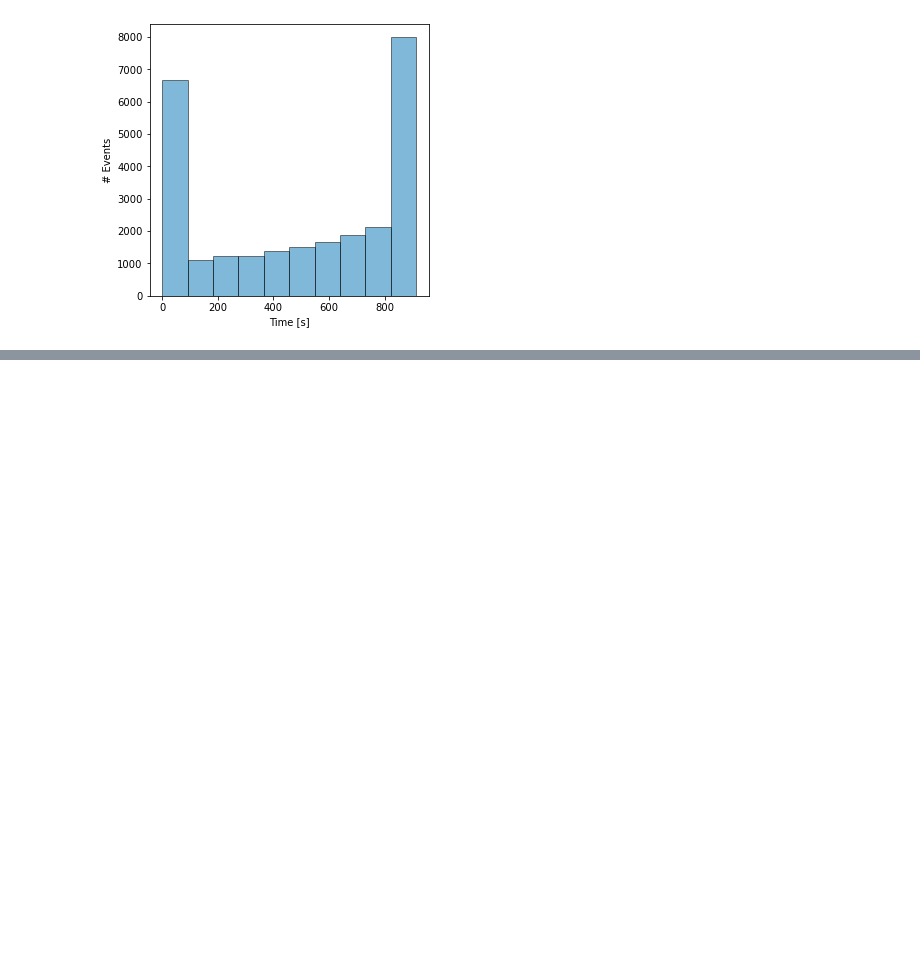
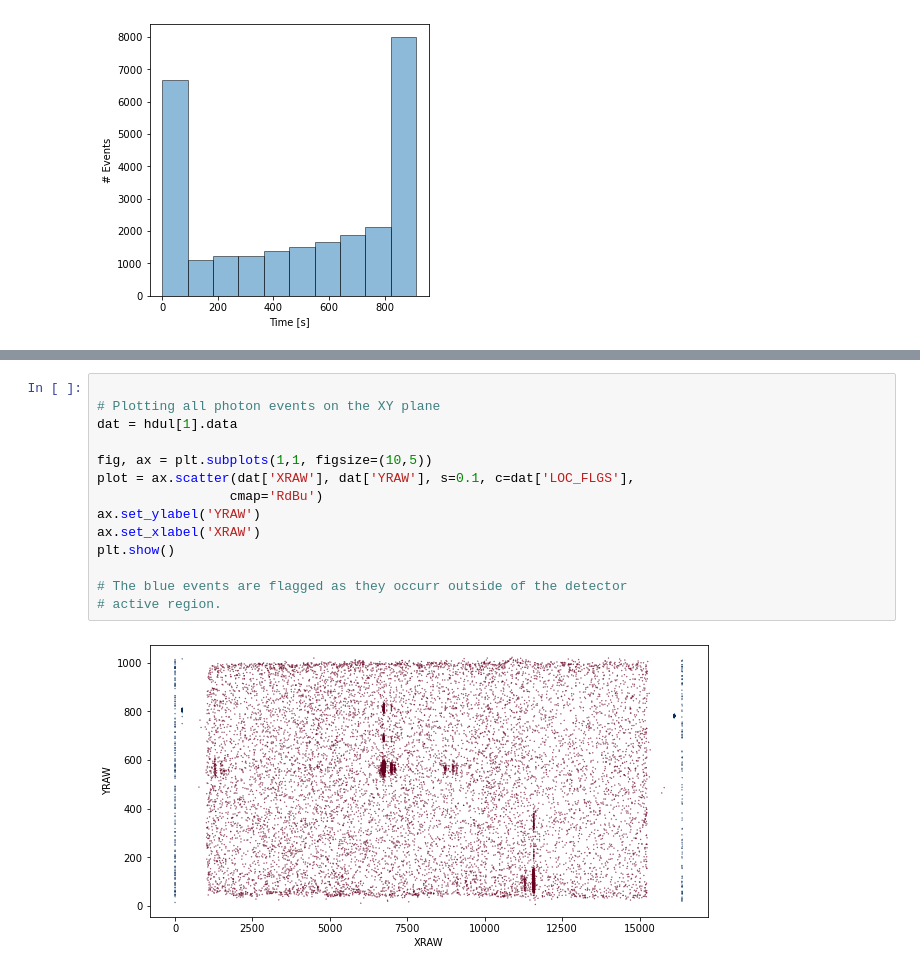
Before and after one commit to kepplerm/FUSE_pipeline_exploration, a Jupyter notebook: pipeline_exploration.ipynb, the cells around one changed output, grey strips where cells are left out. Saved outputs shown, nothing was run; the diff lists cells and outputs as text; blank space fills up the shorter version.

```diff
--- a/pipeline_exploration.ipynb
+++ b/pipeline_exploration.ipynb
@@ -46,0 +111,16 @@ plt.show()
+# %%
+
+# Plotting all photon events on the XY plane
+dat = hdul[1].data
+
+fig, ax = plt.subplots(1,1, figsize=(10,5))
+plot = ax.scatter(dat['XRAW'], dat['YRAW'], s=0.1, c=dat['LOC_FLGS'],
+                 cmap='RdBu')
+ax.set_ylabel('YRAW')
+ax.set_xlabel('XRAW')
+plt.show()
+
+# The blue events are flagged as they occurr outside of the detector
+# active region.
+# %% [output]
+[figure, added]
```
Also changed, not shown: parts of 11 cells of this notebook.
